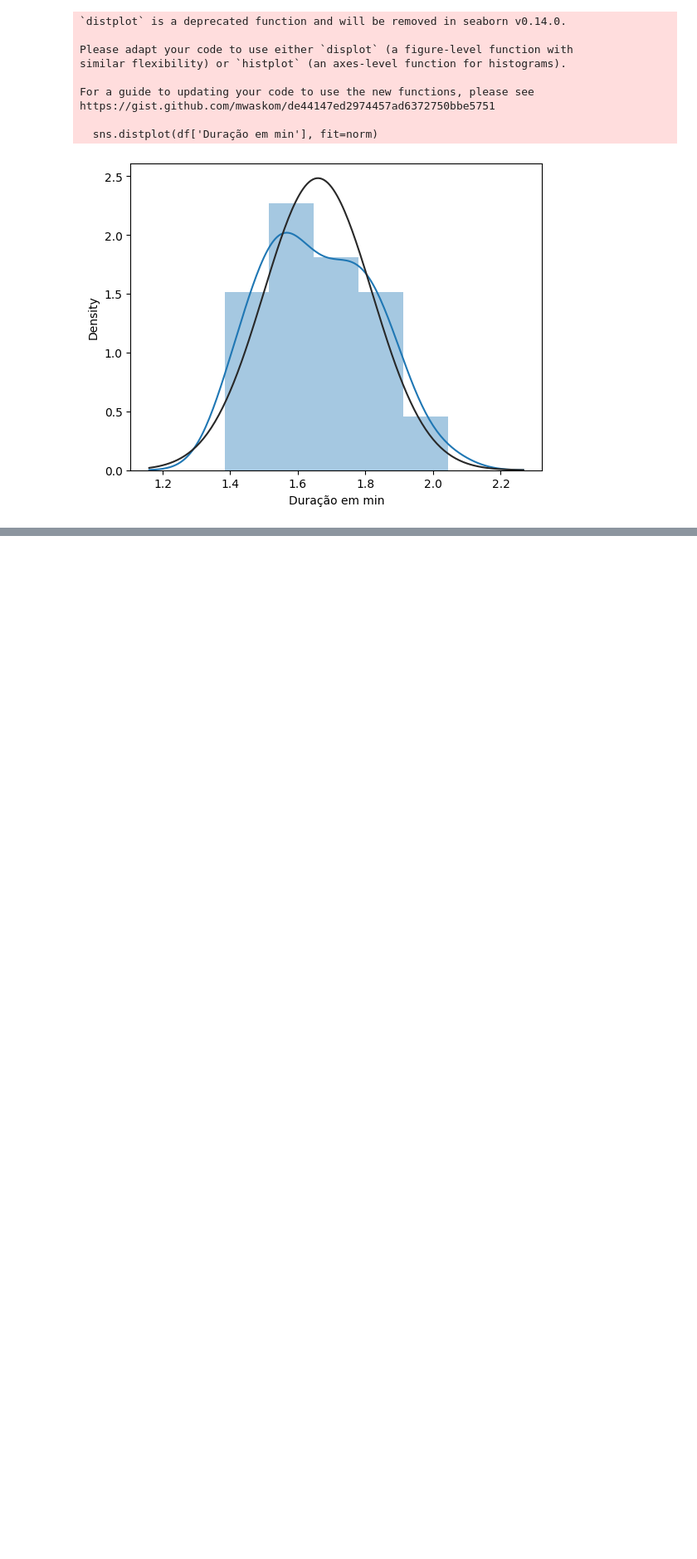
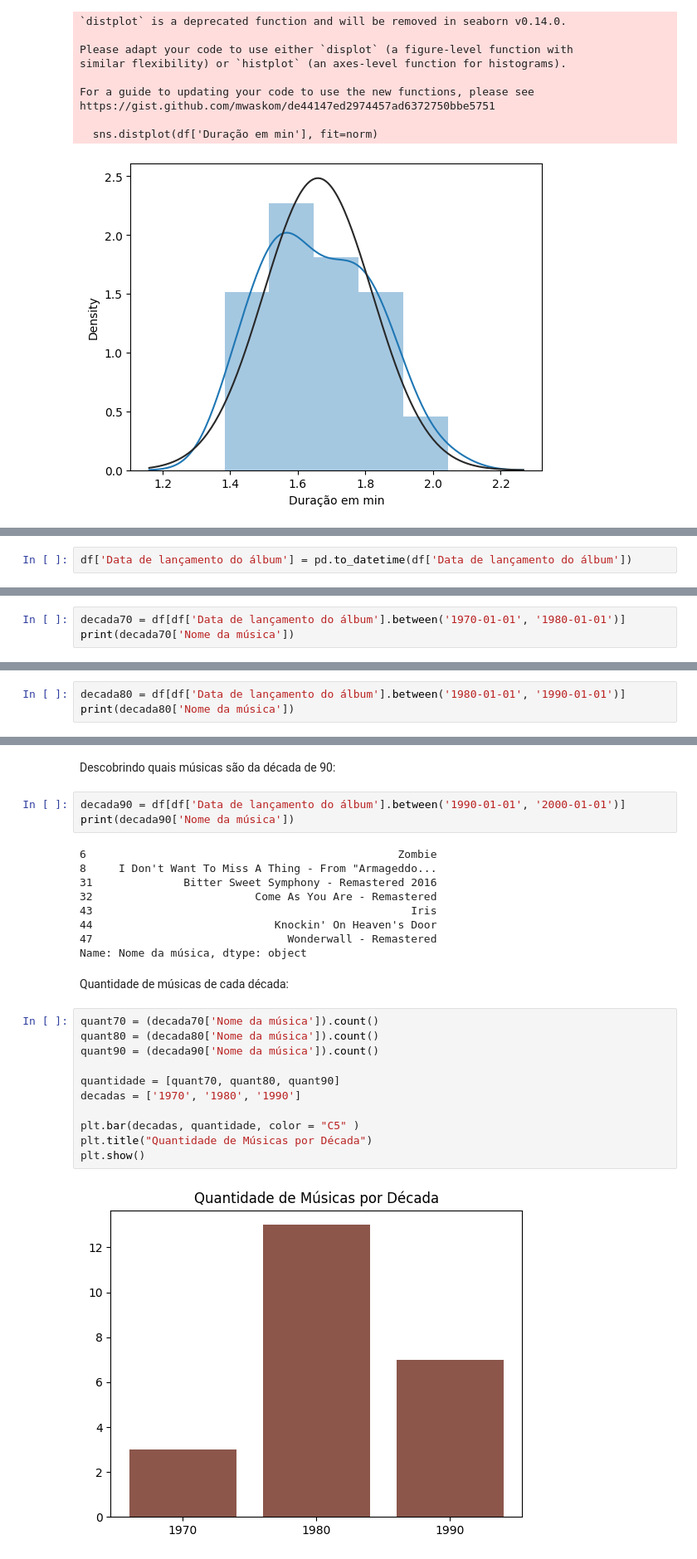
Before and after one commit to thaisgarcia/music-analysis, a Jupyter notebook: AnalisePlaylistSpotify.ipynb, the cells around one changed output, grey strips where cells are left out. Shown: that part at 83% size. Cells and saved outputs as stored; diff of their text form; blank space fills up the shorter version.

```diff
--- a/AnalisePlaylistSpotify.ipynb
+++ b/AnalisePlaylistSpotify.ipynb
@@ -274,0 +295,2 @@ https://gist.github.com/mwaskom/de44147ed2974457ad6372750bbe5751
+# %%
+df['Data de lançamento do álbum'] = pd.to_datetime(df['Data de lançamento do álbum'])
@@ -274,0 +299,3 @@ https://gist.github.com/mwaskom/de44147ed2974457ad6372750bbe5751
+# %%
+decada70 = df[df['Data de lançamento do álbum'].between('1970-01-01', '1980-01-01')]
+print(decada70['Nome da música'])
@@ -274,0 +309,3 @@ https://gist.github.com/mwaskom/de44147ed2974457ad6372750bbe5751
+# %%
+decada80 = df[df['Data de lançamento do álbum'].between('1980-01-01', '1990-01-01')]
+print(decada80['Nome da música'])
@@ -274,0 +327,29 @@ https://gist.github.com/mwaskom/de44147ed2974457ad6372750bbe5751
+# %% [markdown]
+Descobrindo quais músicas são da década de 90:
+# %%
+decada90 = df[df['Data de lançamento do álbum'].between('1990-01-01', '2000-01-01')]
+print(decada90['Nome da música'])
+# %% [output]
+6                                                Zombie
+8     I Don't Want To Miss A Thing - From "Armageddo...
+31              Bitter Sweet Symphony - Remastered 2016
+32                         Come As You Are - Remastered
+43                                                 Iris
+44                            Knockin' On Heaven's Door
+47                              Wonderwall - Remastered
+Name: Nome da música, dtype: object
+# %% [markdown]
+Quantidade de músicas de cada década:
+# %%
+quant70 = (decada70['Nome da música']).count()
+quant80 = (decada80['Nome da música']).count()
+quant90 = (decada90['Nome da música']).count()
+
+quantidade = [quant70, quant80, quant90]
+decadas = ['1970', '1980', '1990']
+
+plt.bar(decadas, quantidade, color = "C5" )
+plt.title("Quantidade de Músicas por Década")
+plt.show()
+# %% [output]
+[figure, added]
```
Also changed, not shown: parts of 8 cells of this notebook.
